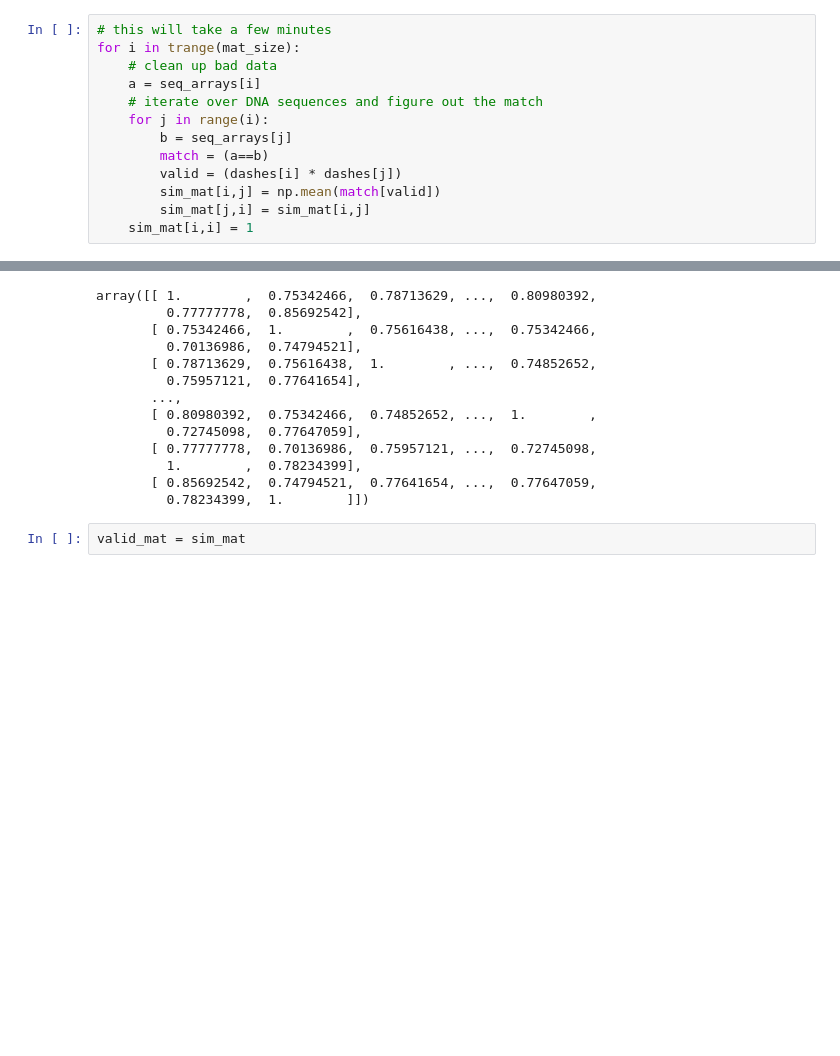
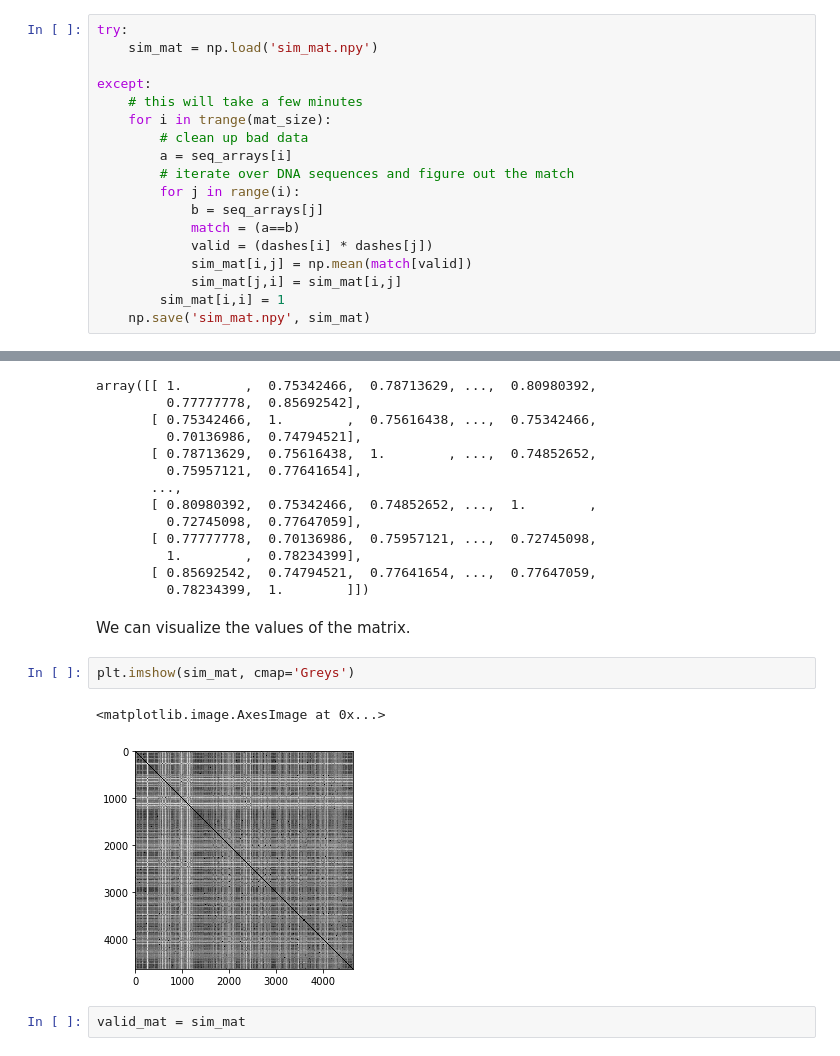
Before and after one commit to mlberkeley/DNA-Sequencing, a Jupyter notebook: SVC_Final.ipynb, the cells around one changed output, grey strips where cells are left out. Cells and saved outputs as stored; diff of their text form; blank space fills up the shorter version.

```diff
--- a/SVC_Final.ipynb
+++ b/SVC_Final.ipynb
@@ -112,18 +119,23 @@ dashes = []
 for i in range(mat_size):
     dashes.append(seq_arrays[i] != '-')
 # %%
-# this will take a few minutes
-for i in trange(mat_size):
-    # clean up bad data
-    a = seq_arrays[i]
-    # iterate over DNA sequences and figure out the match
-    for j in range(i):
-        b = seq_arrays[j]
-        match = (a==b)
-        valid = (dashes[i] * dashes[j])
-        sim_mat[i,j] = np.mean(match[valid])
-        sim_mat[j,i] = sim_mat[i,j]
-    sim_mat[i,i] = 1
+try:
+    sim_mat = np.load('sim_mat.npy')
+
+except:
+    # this will take a few minutes
+    for i in trange(mat_size):
+        # clean up bad data
+        a = seq_arrays[i]
+        # iterate over DNA sequences and figure out the match
+        for j in range(i):
+            b = seq_arrays[j]
+            match = (a==b)
+            valid = (dashes[i] * dashes[j])
+            sim_mat[i,j] = np.mean(match[valid])
+            sim_mat[j,i] = sim_mat[i,j]
+        sim_mat[i,i] = 1
+    np.save('sim_mat.npy', sim_mat)
 # %%
 sim_mat
 # %% [output]
@@ -140,6 +152,13 @@ array([[ 1.        ,  0.75342466,  0.78713629, ...,  0.80980392,
          1.        ,  0.78234399],
        [ 0.85692542,  0.74794521,  0.77641654, ...,  0.77647059,
          0.78234399,  1.        ]])
+# %% [markdown]
+We can visualize the values of the matrix.
+# %%
+plt.imshow(sim_mat, cmap='Greys')
+# %% [output]
+<matplotlib.image.AxesImage at 0x...>
+[figure, added]
 # %%
 valid_mat = sim_mat
 # %%
```
Also changed, not shown: parts of 15 cells of this notebook.
